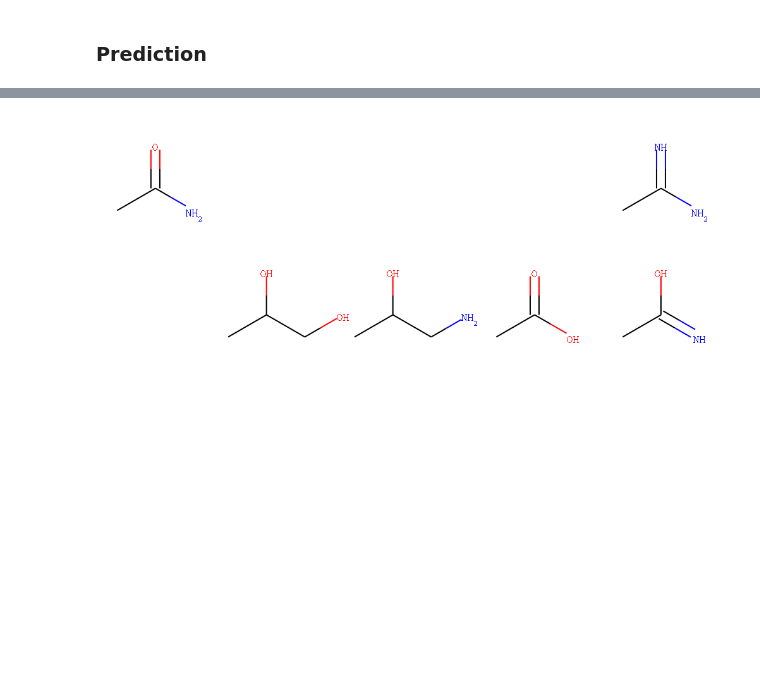
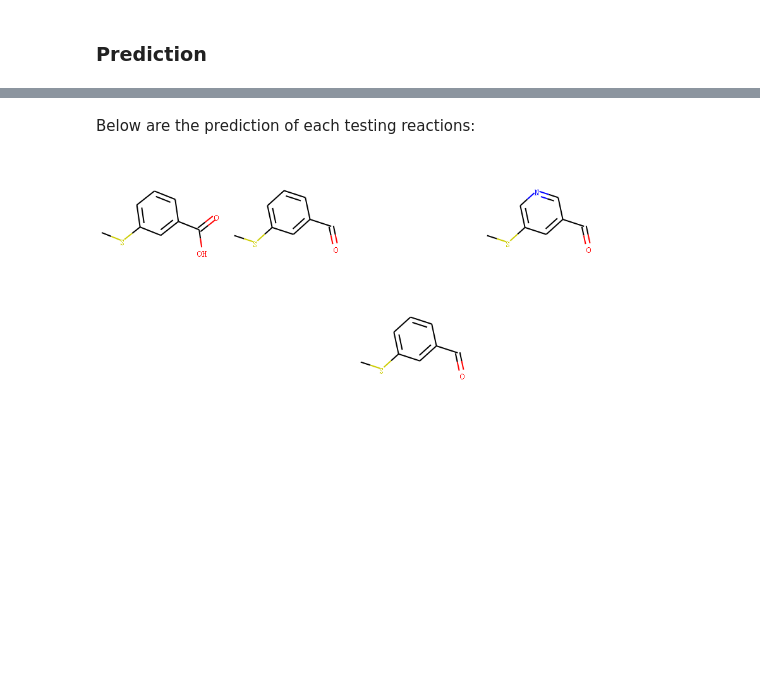
Before and after one commit to UWDIRECT-2019/DarKnight, a Jupyter notebook: darknight/important_notebooks/Avg_rxn_vec_Acid_Alcohol.ipynb, the cells around one changed output, grey strips where cells are left out. Drawn from its saved outputs; the diff is of its cells as text; code cells hidden in the pictures; blank space fills up the shorter version.

```diff
--- a/darknight/important_notebooks/Avg_rxn_vec_Acid_Alcohol.ipynb
+++ b/darknight/important_notebooks/Avg_rxn_vec_Acid_Alcohol.ipynb
@@ -65,12 +74,12 @@ model = darkchem.utils.load_model('../../../DarKnight_File/Final Trained DarkChe
 x = np.load('../../../DarKnight_File/Training Data - Molecules/combined_[M+H]_smiles.npy')
 # %%
 # load several Alcohol_Dehydration reactions from designated path
-data = pd.read_excel('../../database/Acid_Alcohol.xlsx')
+data = pd.read_excel('../../database/classified_reaction_types/acid_alcohol/acid_alcohol_train.xlsx')
 
 # Remove the redundant space in the smiles string
 data = remove_space(data)
 
 # Transform reactants and products into dictionary
-alcdhy = {'reactants': data['Reactants'], 'products': data['Products']}
+aatrain = {'reactants': data['Reactants'], 'products': data['Products']}
 # %%
 # Show the reactants we loaded
@@ -85,7 +90,7 @@ Chem.Draw.MolsToGridImage([Chem.MolFromSmiles(mol) for mol in alcdhy['products']
 # %%
 # Calculate the vectors of reactants and products
-rvec = [darkchem.utils.struct2vec(reactant) for reactant in alcdhy['reactants']]
-pvec = [darkchem.utils.struct2vec(product) for product in alcdhy['products']]
+rvec = [darkchem.utils.struct2vec(reactant) for reactant in aatrain['reactants']]
+pvec = [darkchem.utils.struct2vec(product) for product in aatrain['products']]
 # Transform the data type to np.array
 # For the calculation of latent space vectors
 rvec = np.array(rvec).astype(int)
@@ -121,2 +131,11 @@ The std angle is: 5.554756499497914
 # %% [markdown]
 ### Prediction
+# %%
+# Load several Acid_Alcohol reactions from designated path as testing set
+data = pd.read_excel('../../database/classified_reaction_types/acid_alcohol/acid_alcohol_test.xlsx')
+
+# Remove the redundant space in the smiles string
+data = remove_space(data)
+
+# Transform reactants and products into dictionary
+aatest = {'reactants': data['Reactants'], 'products': data['Products']}
@@ -123,17 +162,19 @@ The std angle is: 5.554756499497914
+# %% [markdown]
+Below are the prediction of each testing reactions:
 # %%
-# Predict a certain molecule in the set which just loaded
-r_p1 = 'CC(=O)O'
+# Predict the 1st reaction in the training set
+r_p1 = aatest['reactants'][0]
 rvec_p1 = [darkchem.utils.struct2vec(r_p1)]
 rvec_p1 = np.array(rvec_p1).astype(int)
 r_p1_latent = model.encoder.predict(rvec_p1)
 p_p1_latent = r_p1_latent + path_vec
 pvec_p1 = model.decoder.predict(p_p1_latent)
 p_p1 = darkchem.utils.beamsearch(pvec_p1, k=10)
 df = {}
 df['p_p1'] = [darkchem.utils.vec2struct(i) for i in p_p1[0]]
 df['p_p1_mol'] = [Chem.MolFromSmiles(df['p_p1'][i]) for i in range(len(df['p_p1']))]
 img = Chem.Draw.MolsToGridImage(df['p_p1_mol'], molsPerRow=5, subImgSize=(200, 200))
 img
 # %% [output]
-[figure, old version]
+[figure, new version]
 # %%
```
Also changed, not shown: parts of 19 cells of this notebook, 2 other files.
